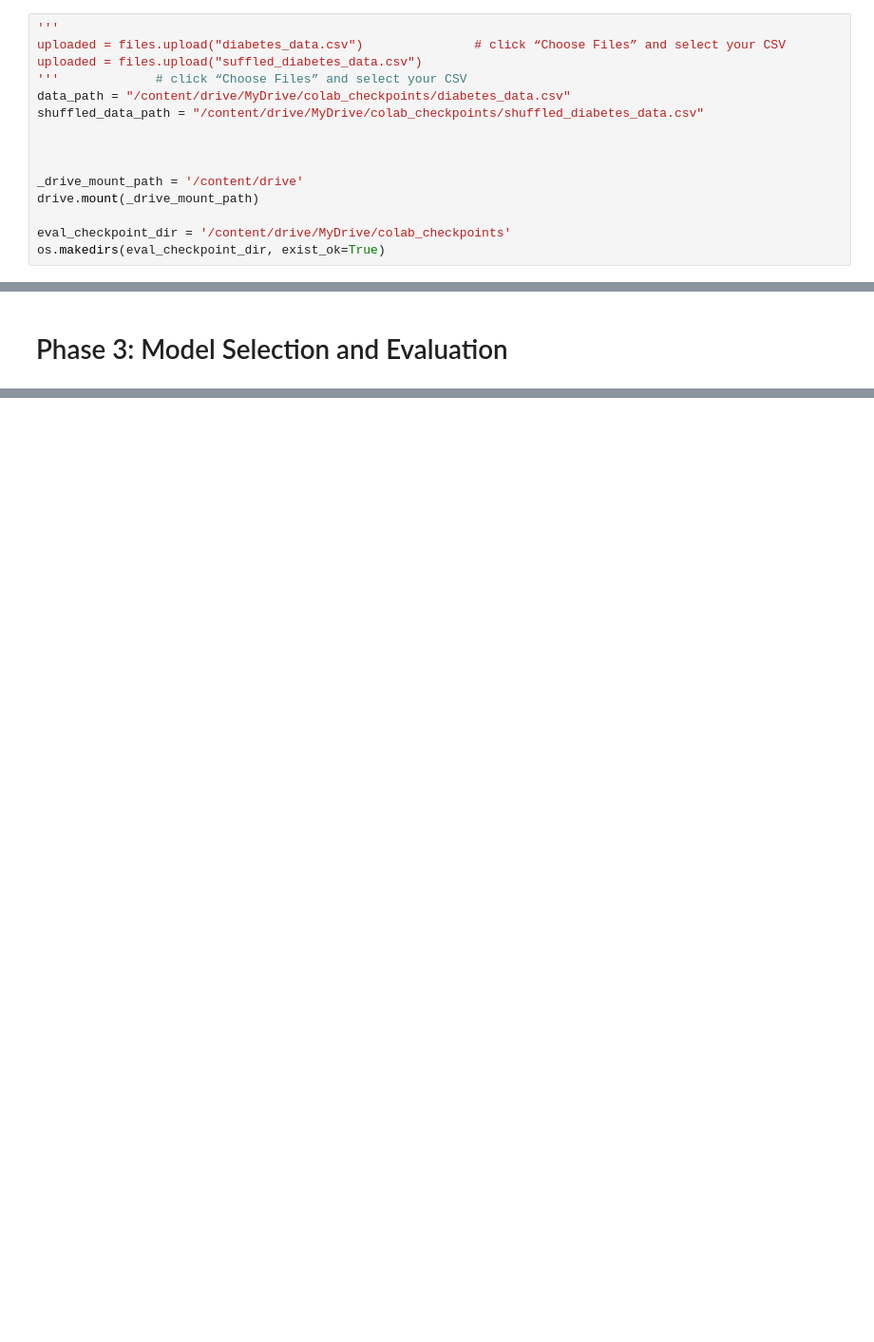
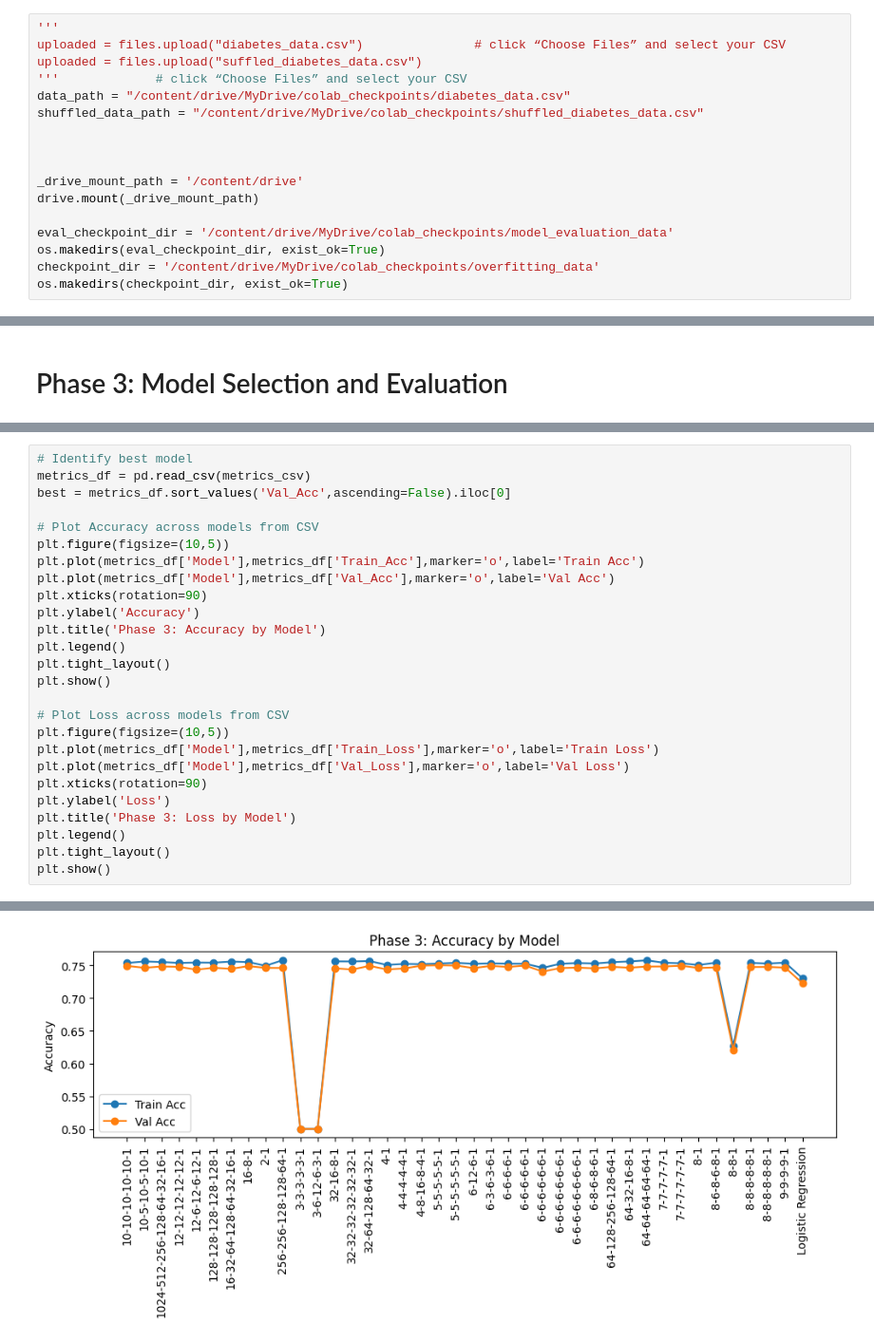
Before and after one commit to LucasChaney/CMPSCI4300, a Jupyter notebook: Final_Project/Final_Proj.ipynb, the cells around one changed output, grey strips where cells are left out. Shown at 95% size. Drawn from its saved outputs; the diff is of its cells as text; blank space fills up the shorter version.

```diff
--- a/Final_Project/Final_Proj.ipynb
+++ b/Final_Project/Final_Proj.ipynb
@@ -37,8 +39,10 @@ shuffled_data_path = "/content/drive/MyDrive/colab_checkpoints/shuffled_diabetes
 _drive_mount_path = '/content/drive'
 drive.mount(_drive_mount_path)
 
-eval_checkpoint_dir = '/content/drive/MyDrive/colab_checkpoints'
+eval_checkpoint_dir = '/content/drive/MyDrive/colab_checkpoints/model_evaluation_data'
 os.makedirs(eval_checkpoint_dir, exist_ok=True)
+checkpoint_dir = '/content/drive/MyDrive/colab_checkpoints/overfitting_data'
+os.makedirs(checkpoint_dir, exist_ok=True)
 # %% [output]
 Drive already mounted at /content/drive; to attempt to forcibly remount, call drive.mount("/content/drive", force_remount=True).
 # %%
@@ -537,0 +492,27 @@ for entry in evaluation_results:
+# %%
+# Identify best model
+metrics_df = pd.read_csv(metrics_csv)
+best = metrics_df.sort_values('Val_Acc',ascending=False).iloc[0]
+
+# Plot Accuracy across models from CSV
+plt.figure(figsize=(10,5))
+plt.plot(metrics_df['Model'],metrics_df['Train_Acc'],marker='o',label='Train Acc')
+plt.plot(metrics_df['Model'],metrics_df['Val_Acc'],marker='o',label='Val Acc')
+plt.xticks(rotation=90)
+plt.ylabel('Accuracy')
+plt.title('Phase 3: Accuracy by Model')
+plt.legend()
+plt.tight_layout()
+plt.show()
+
+# Plot Loss across models from CSV
+plt.figure(figsize=(10,5))
+plt.plot(metrics_df['Model'],metrics_df['Train_Loss'],marker='o',label='Train Loss')
+plt.plot(metrics_df['Model'],metrics_df['Val_Loss'],marker='o',label='Val Loss')
+plt.xticks(rotation=90)
+plt.ylabel('Loss')
+plt.title('Phase 3: Loss by Model')
+plt.legend()
+plt.tight_layout()
+plt.show()
+# %% [output]
@@ -537,0 +531 @@ for entry in evaluation_results:
+[figure, added]
```
Also changed, not shown: parts of 22 cells of this notebook.
